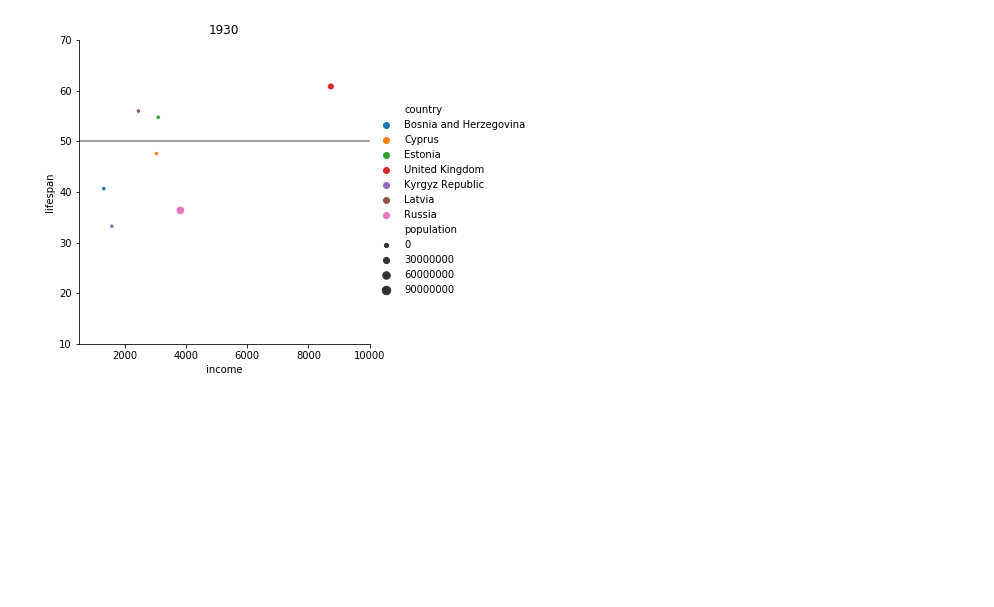
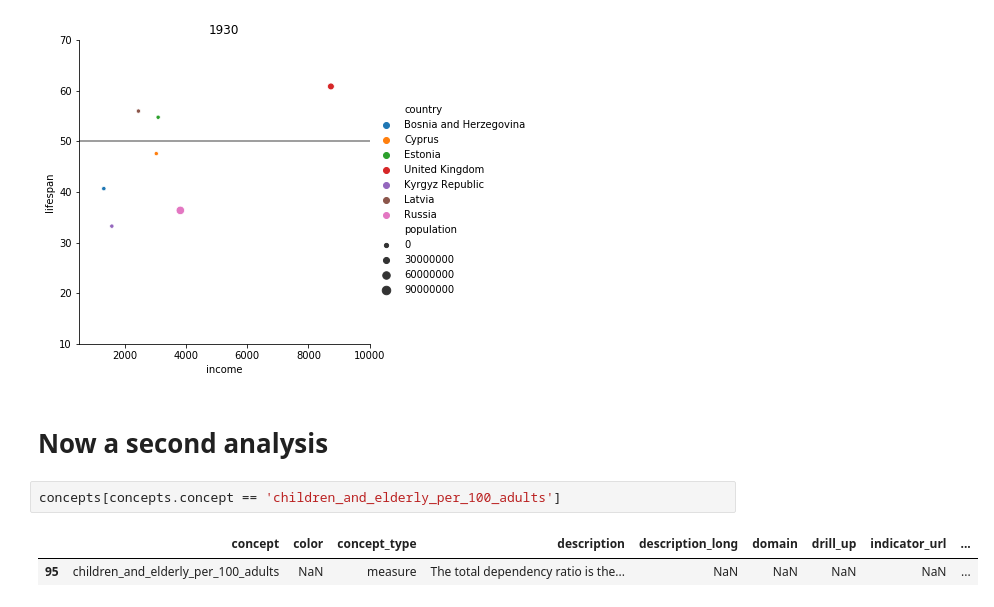
Before and after one commit to bloominstituteoftechnology/DS-Sprint-02-Storytelling-With-Data, a Jupyter notebook: module4-sequence-your-narrative/LS_DS_124_Sequence_your_narrative.ipynb, the cells around one changed output. Cells and saved outputs as stored; diff of their text form; blank space fills up the shorter version.

```diff
--- a/module4-sequence-your-narrative/LS_DS_124_Sequence_your_narrative.ipynb
+++ b/module4-sequence-your-narrative/LS_DS_124_Sequence_your_narrative.ipynb
@@ -261,3 +261,10 @@ for year in years:
 [figure]
 [figure]
 [figure]
+# %% [markdown]
+# Now a second analysis
+# %%
+concepts[concepts.concept == 'children_and_elderly_per_100_adults']
+# %% [output]
+|  | concept | color | concept_type | description | description_long | domain | drill_up | indicator_url | ... |
+| 95 | children_and_elderly_per_100_adults | NaN | measure | The total dependency ratio is the... | NaN | NaN | NaN | NaN | ... |
```
Also changed, not shown: parts of 1 cell of this notebook.
